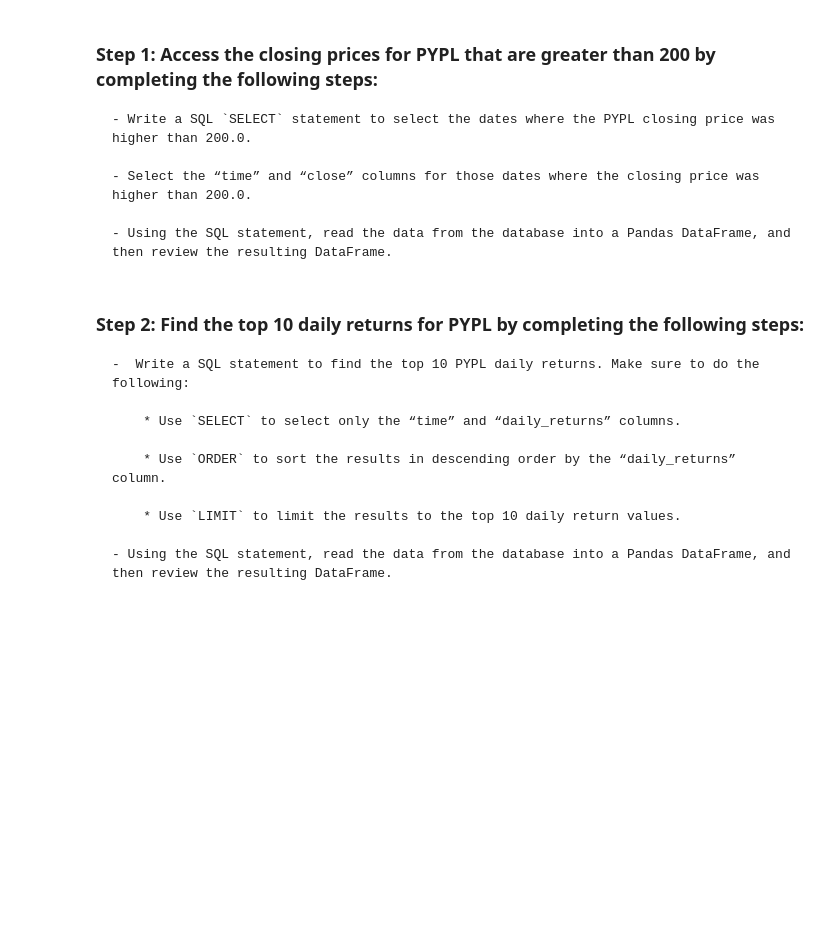
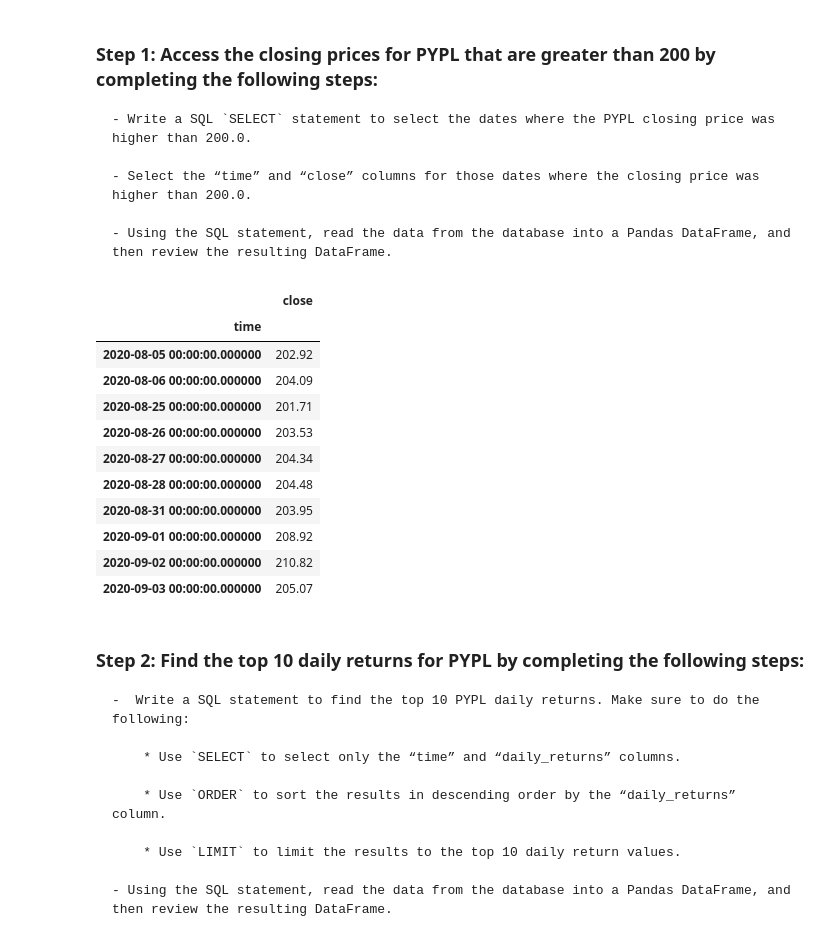
Before and after one commit to AndrewRBader/Challenge7_CU-fintech, a Jupyter notebook: etf_analyzer.ipynb, the cells around one changed output. Saved outputs shown, nothing was run; the diff lists cells and outputs as text; code cells hidden in the pictures; blank space fills up the shorter version.

```diff
--- a/etf_analyzer.ipynb
+++ b/etf_analyzer.ipynb
@@ -246,13 +246,30 @@ Complete the following steps:
 # %%
 # Write a SQL SELECT statement to select the time and close columns
 # where the PYPL closing price was higher than 200.0.
-query = # YOUR CODE HERE
+
+# used f string with SELECT, FROM and WHERE sql operators
+query = f'SELECT time, close FROM PYPL WHERE close > 200.0'
 
 # Using the query, read the data from the database into a Pandas DataFrame
-pypl_higher_than_200 = # YOUR CODE HERE
+# used read_sql pandas function and set the index column to time
+pypl_higher_than_200 = pd.read_sql(query, con=engine, index_col="time")
 
 # Review the resulting DataFrame
-# YOUR CODE HERE
+# used head function to view first 10 rows
+pypl_higher_than_200.head(10)
+# %% [output]
+|  | close |
+| time |  |
+| 2020-08-05 00:00:00.000000 | 202.92 |
+| 2020-08-06 00:00:00.000000 | 204.09 |
+| 2020-08-25 00:00:00.000000 | 201.71 |
+| 2020-08-26 00:00:00.000000 | 203.53 |
+| 2020-08-27 00:00:00.000000 | 204.34 |
+| 2020-08-28 00:00:00.000000 | 204.48 |
+| 2020-08-31 00:00:00.000000 | 203.95 |
+| 2020-09-01 00:00:00.000000 | 208.92 |
+| 2020-09-02 00:00:00.000000 | 210.82 |
+| 2020-09-03 00:00:00.000000 | 205.07 |
 # %% [markdown]
 ### Step 2: Find the top 10 daily returns for PYPL by completing the following steps:
 
```
Also changed, not shown: parts of 1 cell of this notebook.
